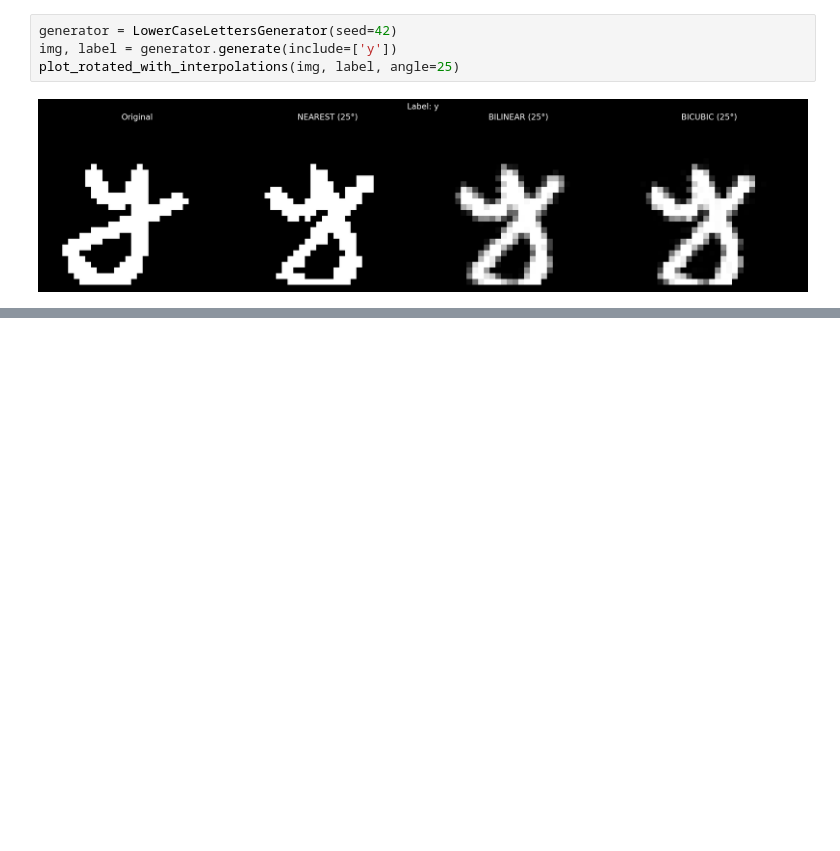
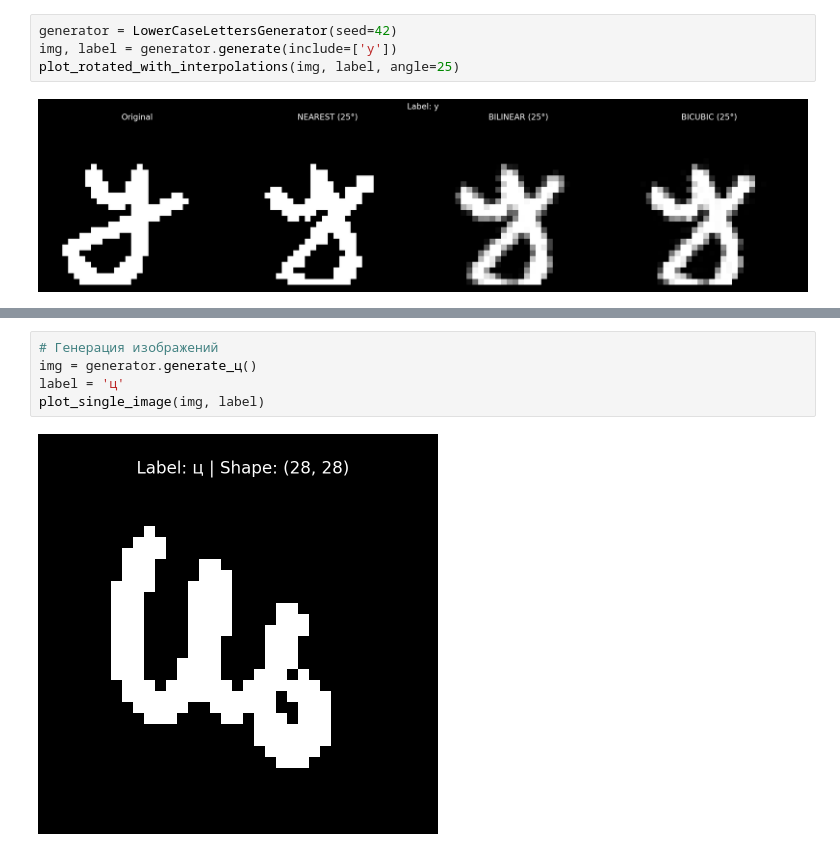
Before and after one commit to Toxele/MNIST_synthetic_cyrillic, a Jupyter notebook: letters_gen.ipynb, the cells around one changed output, grey strips where cells are left out. Drawn from its saved outputs; the diff is of its cells as text; blank space fills up the shorter version.

```diff
--- a/letters_gen.ipynb
+++ b/letters_gen.ipynb
@@ -382,0 +396,7 @@ plot_rotated_with_interpolations(img, label, angle=25)
+# %%
+# Генерация изображений
+img = generator.generate_ц()
+label = 'ц'
+plot_single_image(img, label)
+# %% [output]
+[figure, added]
```
Also changed, not shown: parts of 71 cells of this notebook, 2 other files.
